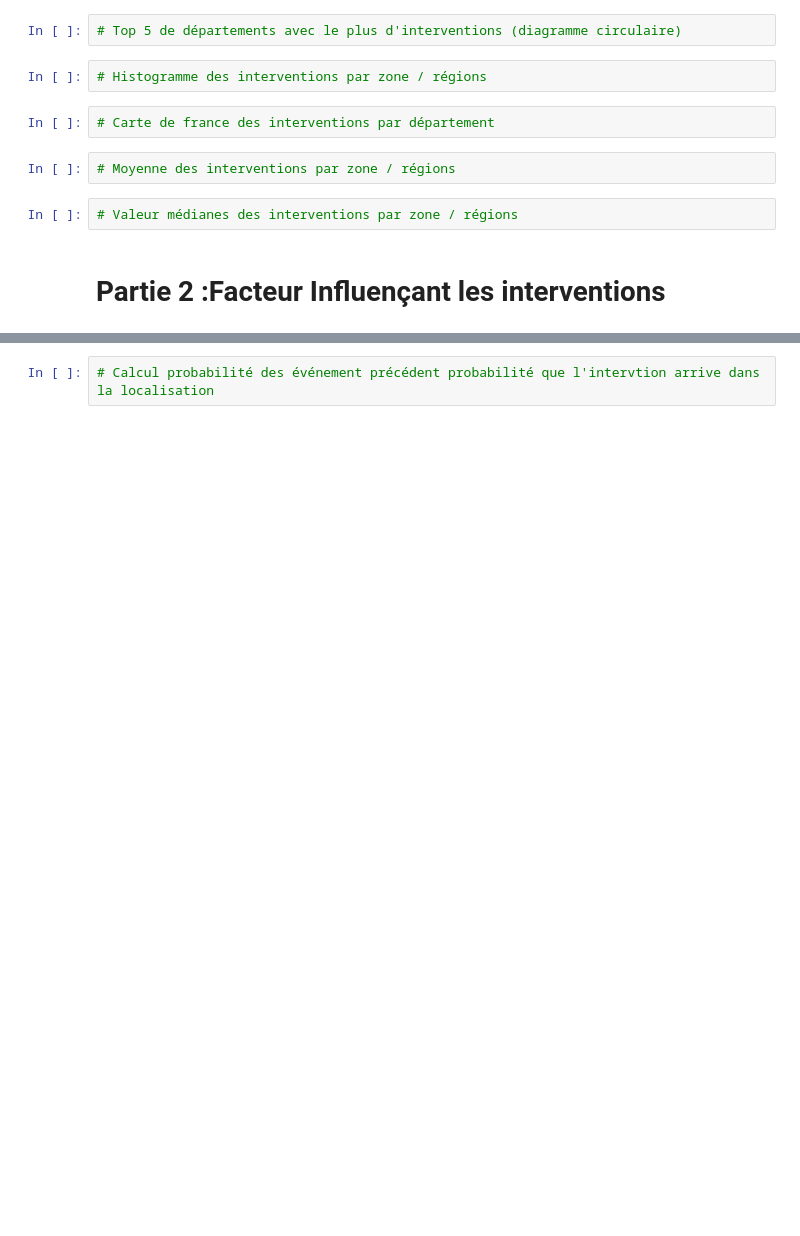
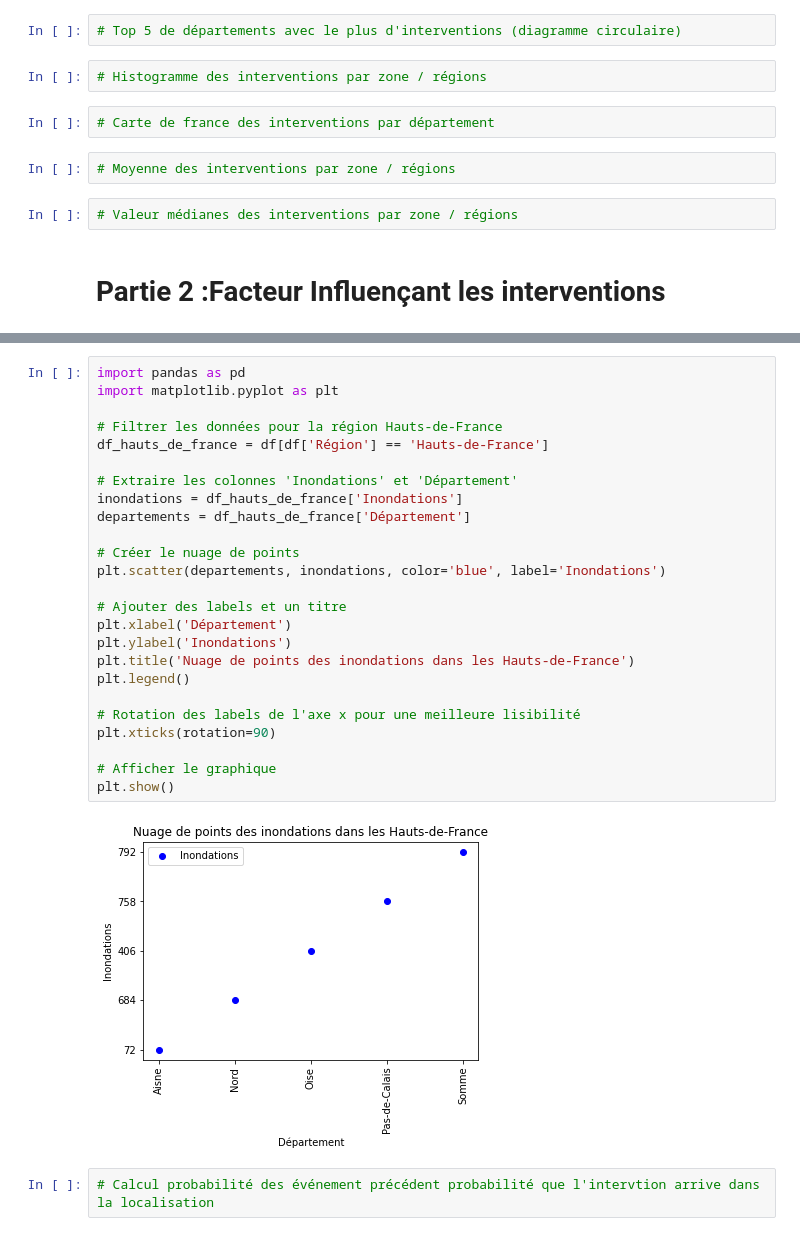
Before and after one commit to Clement-Szewczyk/L3SDN_Projet_Proba, a Jupyter notebook: Projet.ipynb, the cells around one changed output, grey strips where cells are left out. Drawn from its saved outputs; the diff is of its cells as text; blank space fills up the shorter version.

```diff
--- a/Projet.ipynb
+++ b/Projet.ipynb
@@ -167,2 +245,29 @@ Colonnes: 71
+# %%
+import pandas as pd
+import matplotlib.pyplot as plt
+
+# Filtrer les données pour la région Hauts-de-France
+df_hauts_de_france = df[df['Région'] == 'Hauts-de-France']
+
+# Extraire les colonnes 'Inondations' et 'Département'
+inondations = df_hauts_de_france['Inondations']
+departements = df_hauts_de_france['Département']
+
+# Créer le nuage de points
+plt.scatter(departements, inondations, color='blue', label='Inondations')
+
+# Ajouter des labels et un titre
+plt.xlabel('Département')
+plt.ylabel('Inondations')
+plt.title('Nuage de points des inondations dans les Hauts-de-France')
+plt.legend()
+
+# Rotation des labels de l'axe x pour une meilleure lisibilité
+plt.xticks(rotation=90)
+
+# Afficher le graphique
+plt.show()
+# %% [output]
+[figure, added]
 # %%
 # Calcul probabilité des événement précédent probabilité que l'intervtion arrive dans la localisation
```
Also changed, not shown: parts of 4 cells of this notebook.
